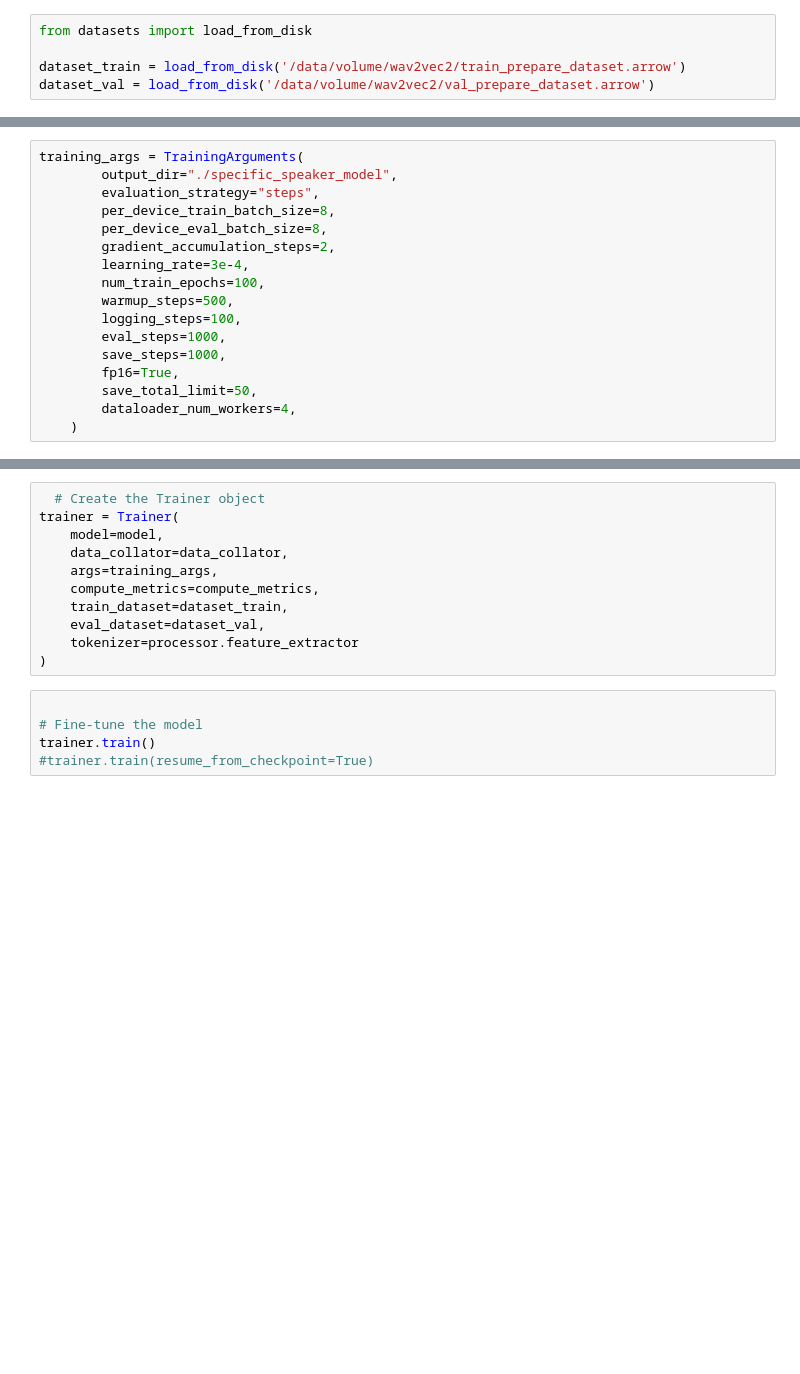
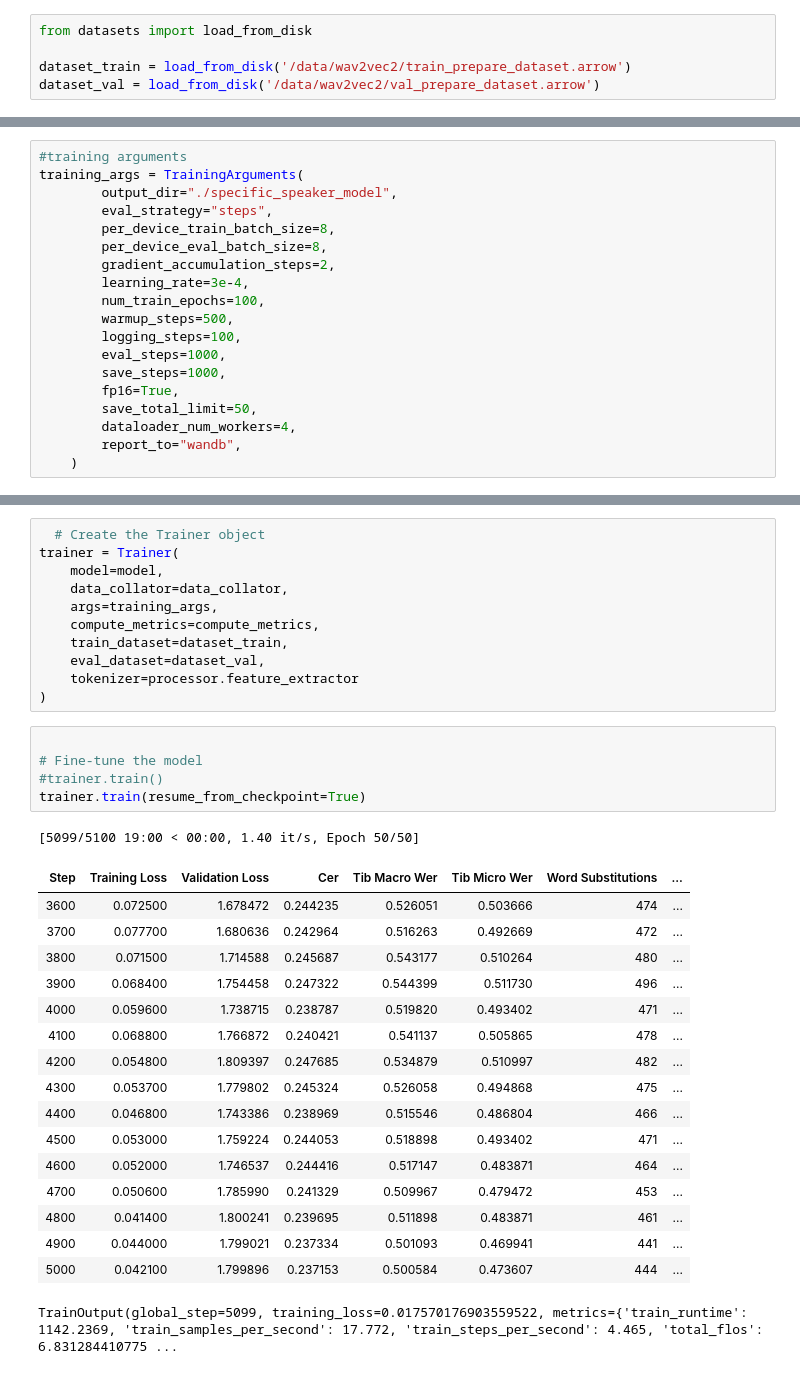
Before and after one commit to OpenPecha/stt-wav2vec2-single-speaker, a Jupyter notebook: fine_tune.ipynb, the cells around one changed output, grey strips where cells are left out. Drawn from its saved outputs; the diff is of its cells as text; blank space fills up the shorter version.

```diff
--- a/fine_tune.ipynb
+++ b/fine_tune.ipynb
@@ -30,5 +50,5 @@ processor = Wav2Vec2Processor.from_pretrained(model_name)
 # %%
 from datasets import load_from_disk
 
-dataset_train = load_from_disk('/data/volume/wav2vec2/train_prepare_dataset.arrow')
-dataset_val = load_from_disk('/data/volume/wav2vec2/val_prepare_dataset.arrow')
+dataset_train = load_from_disk('/data/wav2vec2/train_prepare_dataset.arrow')
+dataset_val = load_from_disk('/data/wav2vec2/val_prepare_dataset.arrow')
@@ -126,7 +252,8 @@ def compute_metrics(pred):
 # %%
+#training arguments
 training_args = TrainingArguments(
         output_dir="./specific_speaker_model",
-        evaluation_strategy="steps",
+        eval_strategy="steps",
         per_device_train_batch_size=8,
         per_device_eval_batch_size=8,
         gradient_accumulation_steps=2,
@@ -139,6 +266,7 @@ training_args = TrainingArguments(
         fp16=True,
         save_total_limit=50,
         dataloader_num_workers=4,
+        report_to="wandb",
     )
 # %%
 model.freeze_feature_encoder()
@@ -158,8 +286,27 @@ trainer = Trainer(
 # %%
 
 # Fine-tune the model
-trainer.train()
-#trainer.train(resume_from_checkpoint=True)
+#trainer.train()
+trainer.train(resume_from_checkpoint=True)
+# %% [output]
+[5099/5100 19:00 < 00:00, 1.40 it/s, Epoch 50/50]
+| Step | Training Loss | Validation Loss | Cer | Tib Macro Wer | Tib Micro Wer | Word Substitutions | ... |
+| 3600 | 0.072500 | 1.678472 | 0.244235 | 0.526051 | 0.503666 | 474 | ... |
+| 3700 | 0.077700 | 1.680636 | 0.242964 | 0.516263 | 0.492669 | 472 | ... |
+| 3800 | 0.071500 | 1.714588 | 0.245687 | 0.543177 | 0.510264 | 480 | ... |
+| 3900 | 0.068400 | 1.754458 | 0.247322 | 0.544399 | 0.511730 | 496 | ... |
+| 4000 | 0.059600 | 1.738715 | 0.238787 | 0.519820 | 0.493402 | 471 | ... |
+| 4100 | 0.068800 | 1.766872 | 0.240421 | 0.541137 | 0.505865 | 478 | ... |
+| 4200 | 0.054800 | 1.809397 | 0.247685 | 0.534879 | 0.510997 | 482 | ... |
+| 4300 | 0.053700 | 1.779802 | 0.245324 | 0.526058 | 0.494868 | 475 | ... |
+| 4400 | 0.046800 | 1.743386 | 0.238969 | 0.515546 | 0.486804 | 466 | ... |
+| 4500 | 0.053000 | 1.759224 | 0.244053 | 0.518898 | 0.493402 | 471 | ... |
+| 4600 | 0.052000 | 1.746537 | 0.244416 | 0.517147 | 0.483871 | 464 | ... |
+| 4700 | 0.050600 | 1.785990 | 0.241329 | 0.509967 | 0.479472 | 453 | ... |
+| 4800 | 0.041400 | 1.800241 | 0.239695 | 0.511898 | 0.483871 | 461 | ... |
+| 4900 | 0.044000 | 1.799021 | 0.237334 | 0.501093 | 0.469941 | 441 | ... |
+| 5000 | 0.042100 | 1.799896 | 0.237153 | 0.500584 | 0.473607 | 444 | ... |
+TrainOutput(global_step=5099, training_loss=0.017570176903559522, metrics={'train_runtime': 1142.2369, 'train_samples_per_second': 17.772, 'train_steps_per_second': 4.465, 'total_flos': 6.831284410775 ...
 # %%
 # Save the fine-tuned model
 print("training finished")
```
Also changed, not shown: parts of 11 cells of this notebook, 4 other files.
